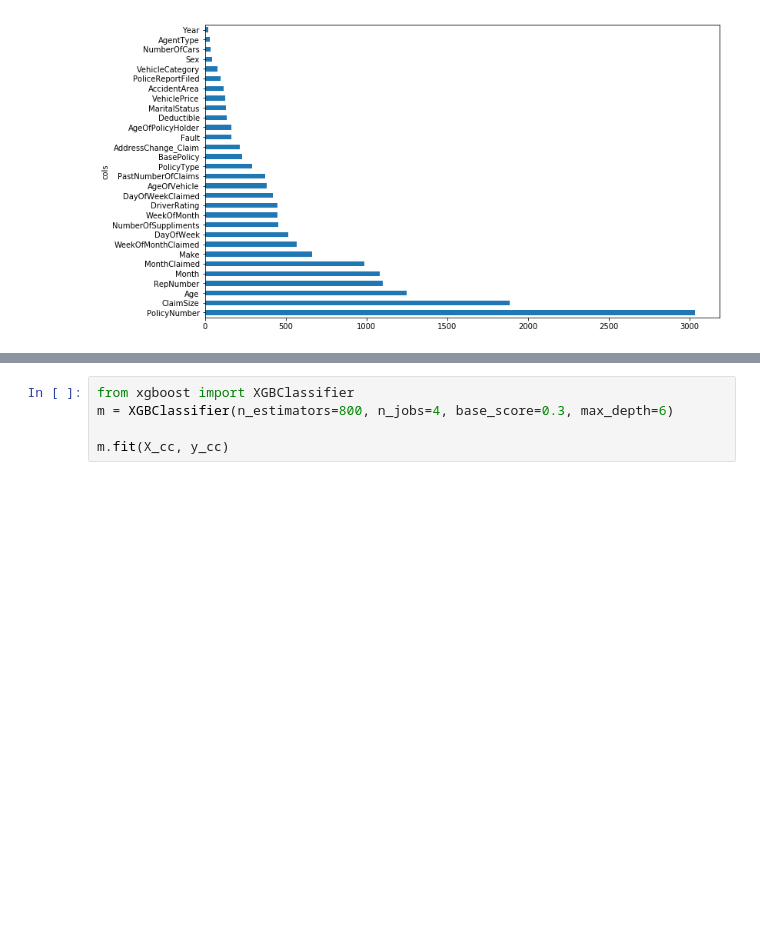
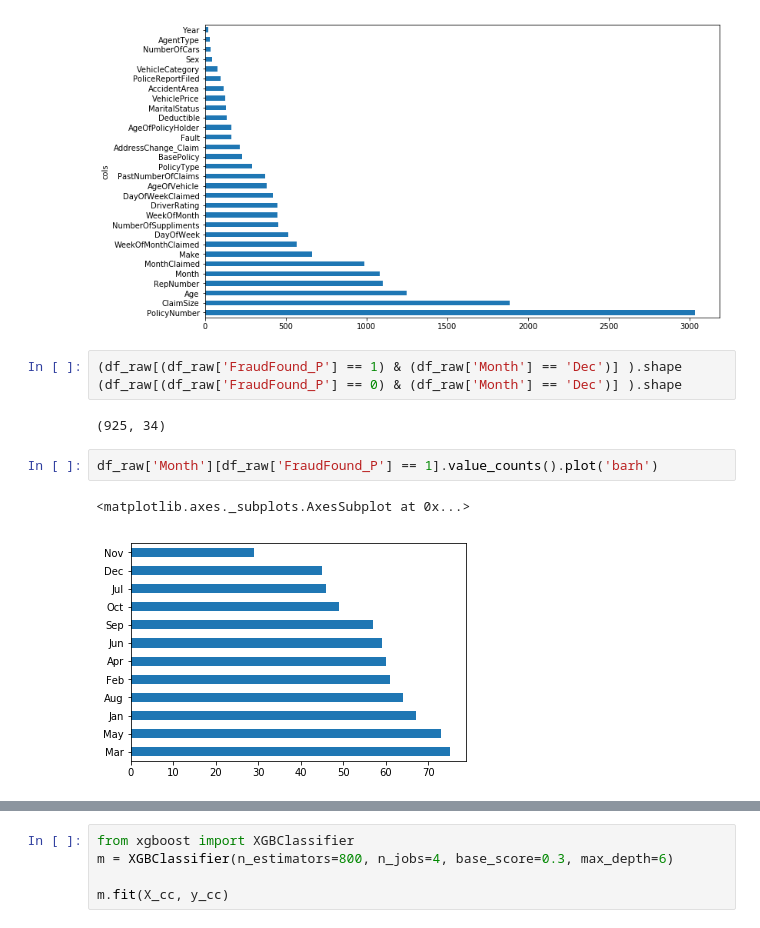
Before and after one commit to Siddharth-Singhs/EXL, a Jupyter notebook: EXL-Vaibhav.ipynb, the cells around one changed output, grey strips where cells are left out. Cells and saved outputs as stored; diff of their text form; blank space fills up the shorter version.

```diff
--- a/EXL-Vaibhav.ipynb
+++ b/EXL-Vaibhav.ipynb
@@ -286,3 +286,13 @@ fi = gbm_feat_importance(clf, df)
 plot_fi(fi[:30]);
 # %% [output]
 [figure]
+# %%
+(df_raw[(df_raw['FraudFound_P'] == 1) & (df_raw['Month'] == 'Dec')] ).shape
+(df_raw[(df_raw['FraudFound_P'] == 0) & (df_raw['Month'] == 'Dec')] ).shape
+# %% [output]
+(925, 34)
+# %%
+df_raw['Month'][df_raw['FraudFound_P'] == 1].value_counts().plot('barh')
+# %% [output]
+<matplotlib.axes._subplots.AxesSubplot at 0x...>
+[figure, added]
```
Also changed, not shown: parts of 7 cells of this notebook, 1 other file.
